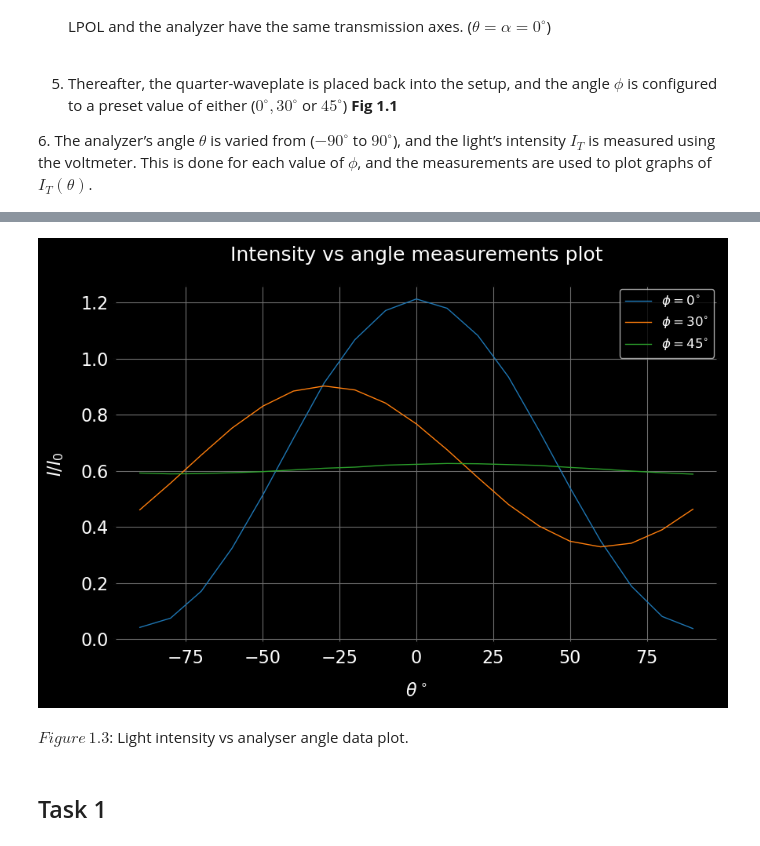
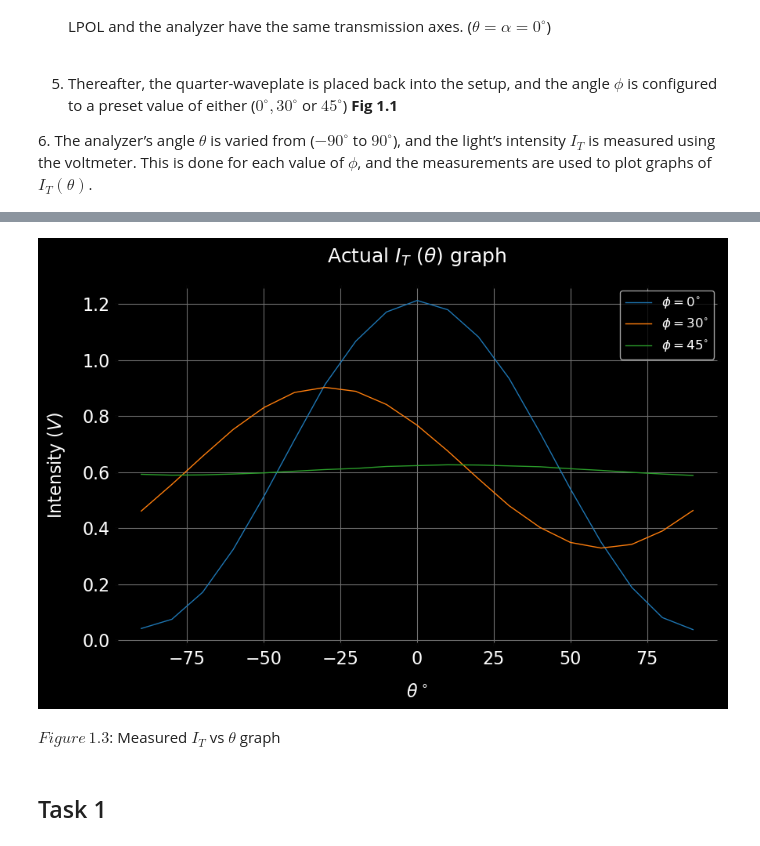
Before and after one commit to edhar98/Lab2, a Jupyter notebook: O11e/O11e Lab Report.ipynb, the cells around one changed output, grey strips where cells are left out. Drawn from its saved outputs; the diff is of its cells as text; code cells hidden in the pictures.

```diff
--- a/O11e/O11e Lab Report.ipynb
+++ b/O11e/O11e Lab Report.ipynb
@@ -246,29 +246,29 @@ for file_path in csv_files:
 # %%
 x_l = []
 y_l = []
 a, b = 0, 1
 for i, df in enumerate(data_frames):
     x = np.array(df['X'])
     y = np.array(df['Y'])
     #if i == 0:
     #    b = y.max()
     #    a = y.min()
     #y = a + (y-a)/(b-a)
     x_l.append(x)
     y_l.append(y)
     plt.plot(x, y, label=r'$\phi = %s ^{\circ}$' % task_1_title_str[i])
 
 #PLot Settings
 plt.xlabel(r'$\theta^\circ$')
-plt.ylabel(r'$I/I_0$')
+plt.ylabel(r'Intensity $(V)$')
 plt.grid(True)
-plt.title('Intensity vs angle measurements plot')
+plt.title('Actual $I_T$ $(\\theta)$ graph')
 plt.legend()
 plt.show()
-dy(Lx(r'$Figure\, 1.3$: Light intensity vs analyser angle data plot.'))
+dy(Lx(r'$Figure\, 1.3$: Measured $I_T$ vs $\theta$ graph'))
 # %% [output]
-[figure, old version]
+[figure, new version]
-$Figure\, 1.3$: Light intensity vs analyser angle data plot.
+$Figure\, 1.3$: Measured $I_T$ vs $\theta$ graph
 # %% [markdown]
 ## Task 1
 # %% [markdown]
```
Also changed, not shown: parts of 14 cells of this notebook, 1 other file.
